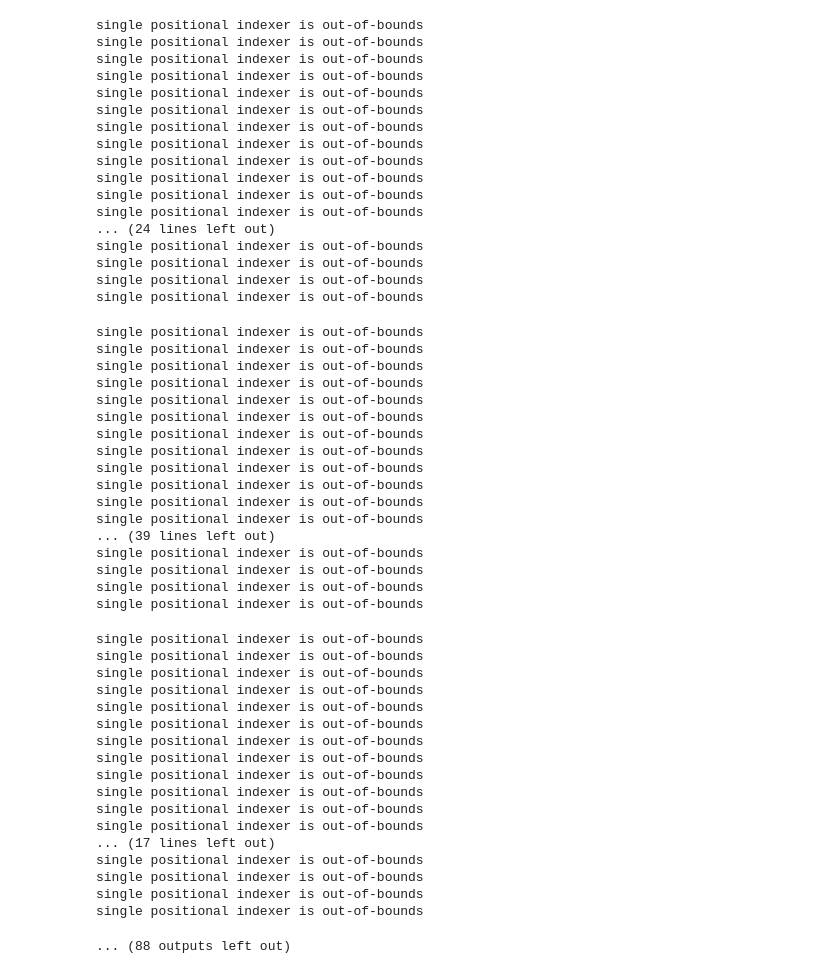
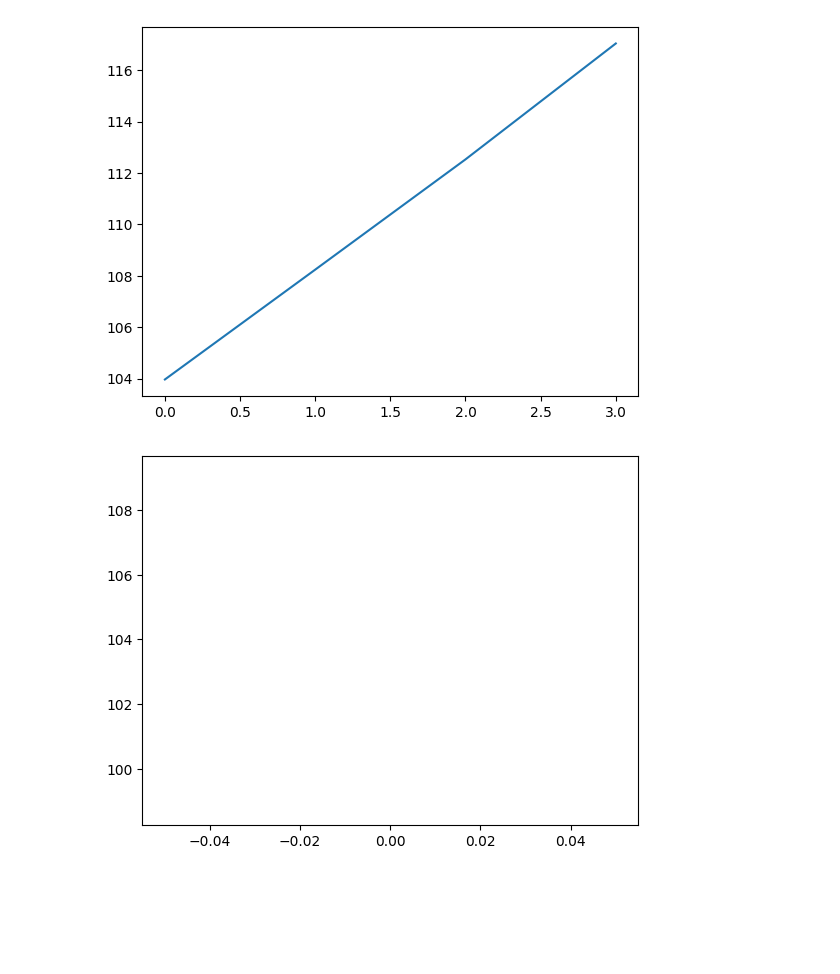
Before and after one commit to chung-ejy/sapling, a Jupyter notebook: crypto_backtesting.ipynb, the cells around one changed output. Drawn from its saved outputs; the diff is of its cells as text; code cells hidden in the pictures; blank space fills up the shorter version.

```diff
--- a/crypto_backtesting.ipynb
+++ b/crypto_backtesting.ipynb
@@ -44,7 +71,6 @@ metrics = [
 ]
 # %%
 import copy
-positions = []
 analysis = []
 date_range = list(sim["date"].unique())
 base_position = {"date":date_range[0],"ticker":"","quantity":0,"adjclose":0,"buy_price":0,"buy_date":date_range[0]}
@@ -52,6 +78,7 @@ for metric in metrics:
     for ascending in [True,False]:
         cash = 100
         position = copy.deepcopy(base_position)
+        cashes = []
         for date in tqdm(date_range):
             try:
                 position = copy.deepcopy(position)
@@ -66,29 +93,30 @@ for metric in metrics:
                         hpr_req = (date - position["buy_date"]).days > float(1/24)
                         if pnl_req or loss_req:
                             try:
-                                cash = position["adjclose"] * position["quantity"]
+                                cash = position["adjclose"] * position["quantity"] * 0.99
+                                cashes.append(cash)
                                 position = copy.deepcopy(base_position)
                                 position["date"] = date
                                 position["ticker"] = opportunity["ticker"]
-                                position["quantity"] = cash * 0.996 / opportunity["adjclose"]
+                                position["quantity"] = cash / opportunity["adjclose"]
                                 position["adjclose"] = opportunity["adjclose"]
                                 position["buy_price"] = opportunity["adjclose"]
                                 position["buy_date"] = date
                             except Exception as e:
-                                print(str(e))
                                 continue
                     else:
-                            position["date"] = date
-                            position["ticker"] = opportunity["ticker"]
-                            position["quantity"] = cash * 0.996 / opportunity["adjclose"]
-                            position["adjclose"] = opportunity["adjclose"]
-                            position["buy_price"] = opportunity["adjclose"]
-                            position["buy_date"] = date
+                        position["date"] = date
+                        position["ticker"] = opportunity["ticker"]
+                        position["quantity"] = cash / opportunity["adjclose"]
+                        position["adjclose"] = opportunity["adjclose"]
+                        position["buy_price"] = opportunity["adjclose"]
+                        position["buy_date"] = date
             except Exception as e:
-                print(str(e))
+                continue
         position["metric"] = metric
         position["ascending"] = ascending
-        position["window"] = window
         position["pv"] = position["adjclose"] * position["quantity"]
+        plt.plot(cashes)
+        plt.show()
         analysis.append(copy.deepcopy(position))
 # %% [output]
@@ -248,52 +123,2 @@ single positional indexer is out-of-bounds
-single positional indexer is out-of-bounds
-single positional indexer is out-of-bounds
-single positional indexer is out-of-bounds
-single positional indexer is out-of-bounds
-single positional indexer is out-of-bounds
-single positional indexer is out-of-bounds
-single positional indexer is out-of-bounds
-single positional indexer is out-of-bounds
-single positional indexer is out-of-bounds
-single positional indexer is out-of-bounds
-single positional indexer is out-of-bounds
-single positional indexer is out-of-bounds
-... (24 lines left out)
-single positional indexer is out-of-bounds
-single positional indexer is out-of-bounds
-single positional indexer is out-of-bounds
-single positional indexer is out-of-bounds
-single positional indexer is out-of-bounds
-single positional indexer is out-of-bounds
-single positional indexer is out-of-bounds
-single positional indexer is out-of-bounds
-single positional indexer is out-of-bounds
-single positional indexer is out-of-bounds
-single positional indexer is out-of-bounds
-single positional indexer is out-of-bounds
-single positional indexer is out-of-bounds
-single positional indexer is out-of-bounds
-single positional indexer is out-of-bounds
-single positional indexer is out-of-bounds
-... (39 lines left out)
-single positional indexer is out-of-bounds
-single positional indexer is out-of-bounds
-single positional indexer is out-of-bounds
-single positional indexer is out-of-bounds
-single positional indexer is out-of-bounds
-single positional indexer is out-of-bounds
-single positional indexer is out-of-bounds
-single positional indexer is out-of-bounds
-single positional indexer is out-of-bounds
-single positional indexer is out-of-bounds
-single positional indexer is out-of-bounds
-single positional indexer is out-of-bounds
-single positional indexer is out-of-bounds
-single positional indexer is out-of-bounds
-single positional indexer is out-of-bounds
-single positional indexer is out-of-bounds
-... (17 lines left out)
-single positional indexer is out-of-bounds
-single positional indexer is out-of-bounds
-single positional indexer is out-of-bounds
-single positional indexer is out-of-bounds
-... (88 outputs left out)
+[figure, added]
+[figure, added]
```
Also changed, not shown: parts of 5 cells of this notebook, 1 other file.
